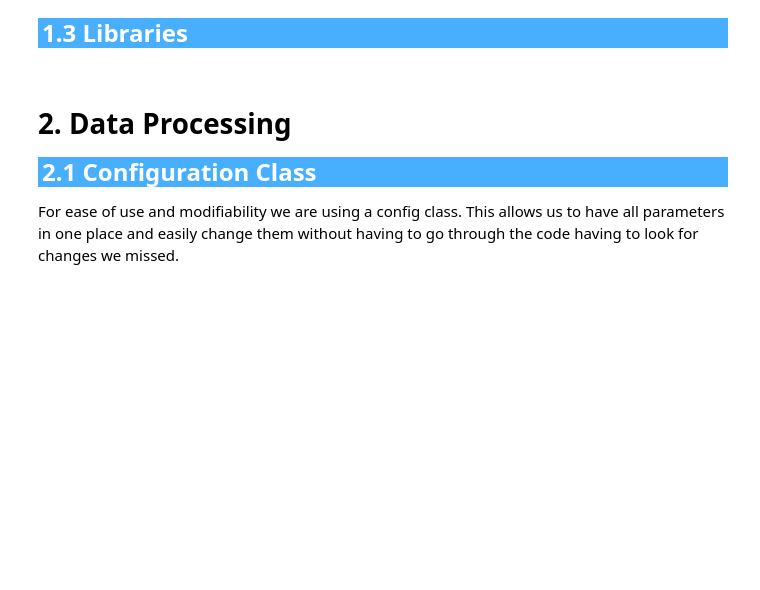
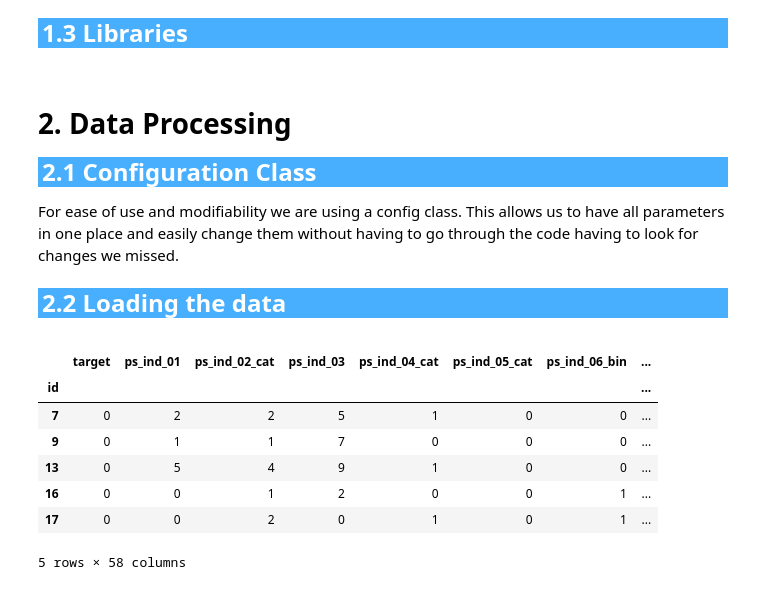
Before and after one commit to Andir16/Porto-Seguros-Safe-Driver-Prediction, a Jupyter notebook: safe-driver-prediction-denoising-autoencoder.ipynb, the cells around one changed output. Saved outputs shown, nothing was run; the diff lists cells and outputs as text; code cells hidden in the pictures; blank space fills up the shorter version.

```diff
--- a/safe-driver-prediction-denoising-autoencoder.ipynb
+++ b/safe-driver-prediction-denoising-autoencoder.ipynb
@@ -61,3 +67,45 @@ get_custom_objects().update({'leaky-relu': Activation(LeakyReLU(alpha=0.2))})
 </div>
 
 For ease of use and modifiability we are using a config class. This allows us to have all parameters in one place and easily change them without having to go through the code having to look for changes we missed.
+# %%
+class Config:
+    input_directory = Path('../input/porto-seguro-safe-driver-prediction')
+    dae_batch_size = 128
+    dae_num_epoch = 50
+    dae_architecture = [1500, 1500, 1500]
+    reuse_autoencoder = False
+
+    batch_size = 128
+    num_epoch = 150
+    units = [64, 32]
+    input_dropout=0.06
+    dropout=0.08
+    regL2=0.09
+    activation='selu'
+
+    cv_folds = 5
+    nas = False
+    random_state = 0
+
+config = Config()
+# %% [markdown]
+<div style="color:white;display:fill;
+            background-color:#48AFFF;font-size:160%;
+            font-family:Arial">
+    <p style="padding: 4px;color:white;"><b>2.2 Loading the data</b></p>
+</div>
+# %%
+train = pd.read_csv(config.input_directory / 'train.csv', index_col='id')
+test = pd.read_csv(config.input_directory / 'test.csv', index_col='id')
+submission = pd.read_csv(config.input_directory / 'sample_submission.csv', index_col='id')
+# %%
+train.head()
+# %% [output]
+|  | target | ps_ind_01 | ps_ind_02_cat | ps_ind_03 | ps_ind_04_cat | ps_ind_05_cat | ps_ind_06_bin | ... |
+| id |  |  |  |  |  |  |  | ... |
+| 7 | 0 | 2 | 2 | 5 | 1 | 0 | 0 | ... |
+| 9 | 0 | 1 | 1 | 7 | 0 | 0 | 0 | ... |
+| 13 | 0 | 5 | 4 | 9 | 1 | 0 | 0 | ... |
+| 16 | 0 | 0 | 1 | 2 | 0 | 0 | 1 | ... |
+| 17 | 0 | 0 | 2 | 0 | 1 | 0 | 1 | ... |
+5 rows × 58 columns
```
Also changed, not shown: parts of 39 cells of this notebook.
